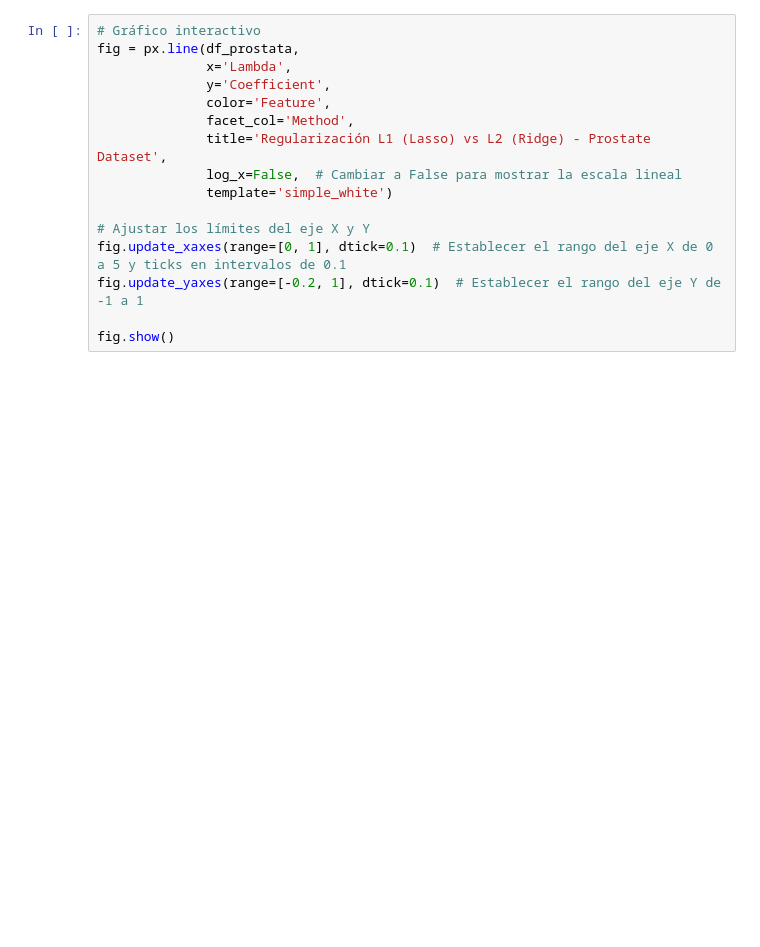
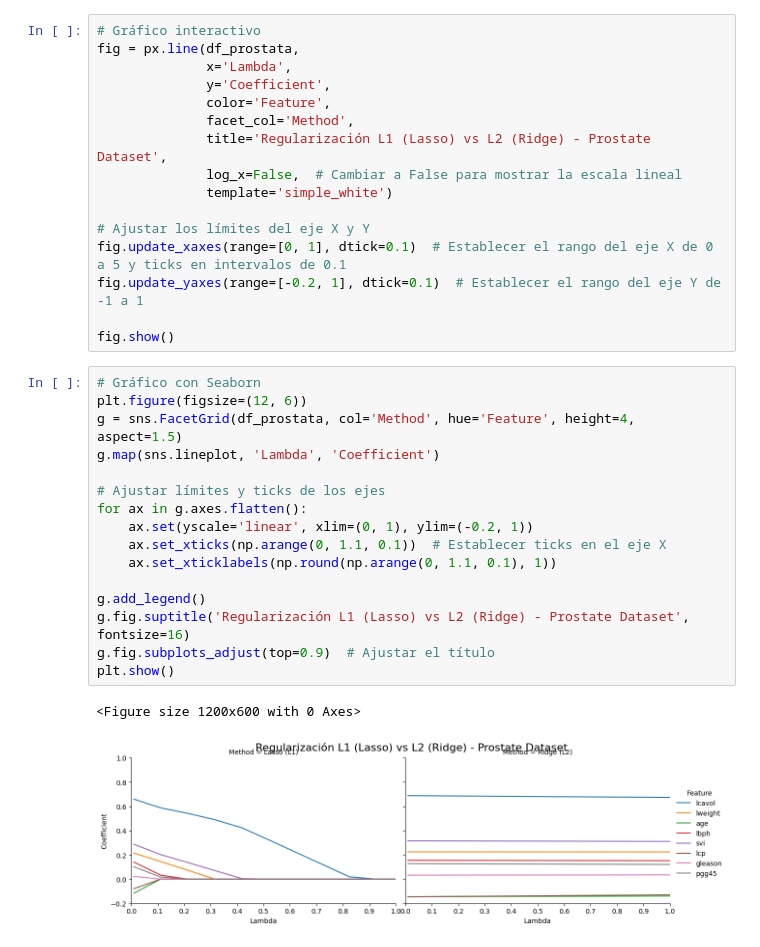
Before and after one commit to marcelochavez-ec/DATA_SCIENCE_ENDI, a Jupyter notebook: NOTEBOOKS_PYTHON/MSE_MSE_MATRICIAL.ipynb, the cells around one changed output. Cells and saved outputs as stored; diff of their text form; blank space fills up the shorter version.

```diff
--- a/NOTEBOOKS_PYTHON/MSE_MSE_MATRICIAL.ipynb
+++ b/NOTEBOOKS_PYTHON/MSE_MSE_MATRICIAL.ipynb
@@ -181,3 +183,22 @@ fig.update_xaxes(range=[0, 1], dtick=0.1)  # Establecer el rango del eje X de 0
 fig.update_yaxes(range=[-0.2, 1], dtick=0.1)  # Establecer el rango del eje Y de -1 a 1
 
 fig.show()
+# %%
+# Gráfico con Seaborn
+plt.figure(figsize=(12, 6))
+g = sns.FacetGrid(df_prostata, col='Method', hue='Feature', height=4, aspect=1.5)
+g.map(sns.lineplot, 'Lambda', 'Coefficient')
+
+# Ajustar límites y ticks de los ejes
+for ax in g.axes.flatten():
+    ax.set(yscale='linear', xlim=(0, 1), ylim=(-0.2, 1))
+    ax.set_xticks(np.arange(0, 1.1, 0.1))  # Establecer ticks en el eje X
+    ax.set_xticklabels(np.round(np.arange(0, 1.1, 0.1), 1))
+
+g.add_legend()
+g.fig.suptitle('Regularización L1 (Lasso) vs L2 (Ridge) - Prostate Dataset', fontsize=16)
+g.fig.subplots_adjust(top=0.9)  # Ajustar el título
+plt.show()
+# %% [output]
+<Figure size 1200x600 with 0 Axes>
+[figure, added]
```
Also changed, not shown: parts of 1 cell of this notebook.
